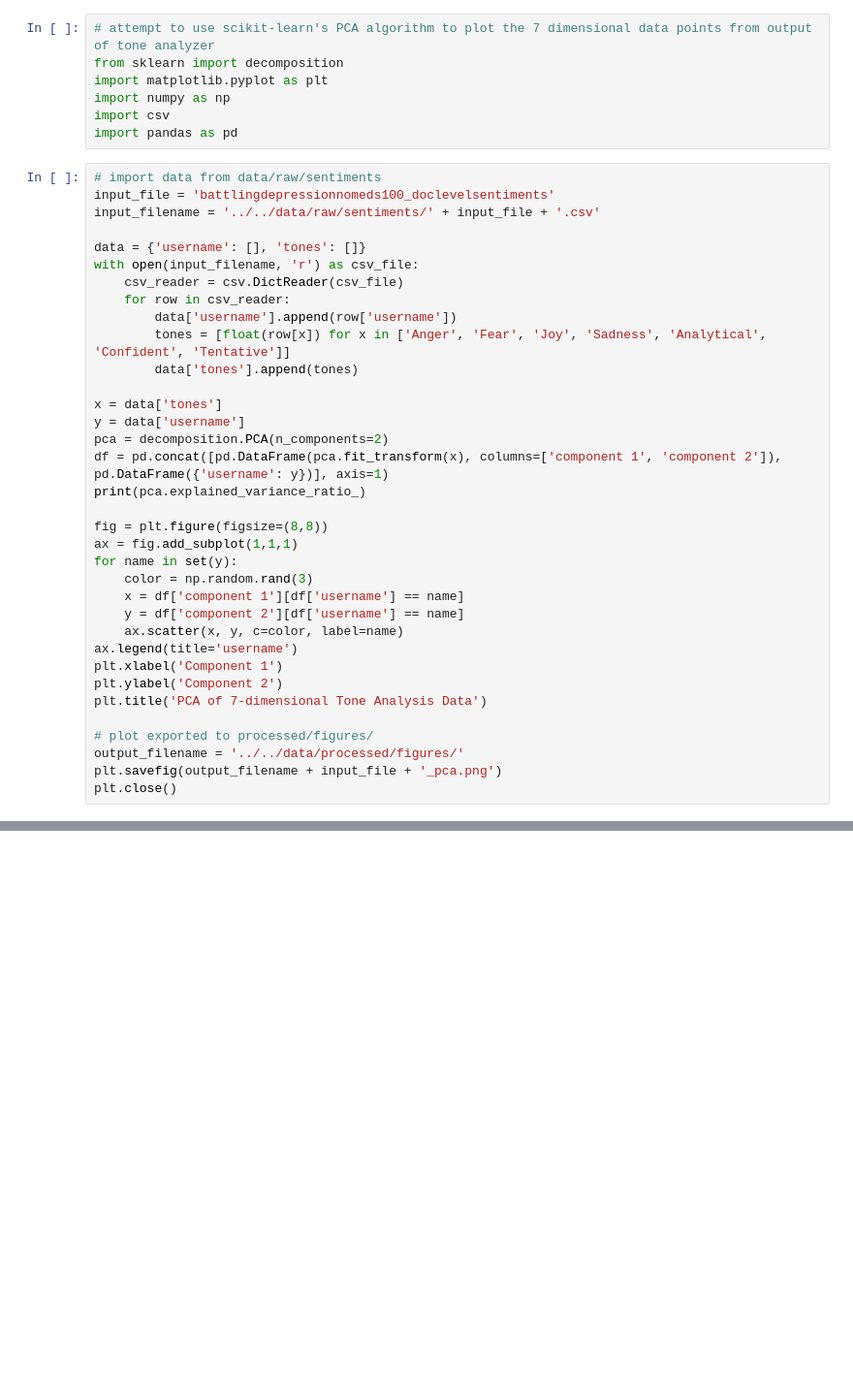
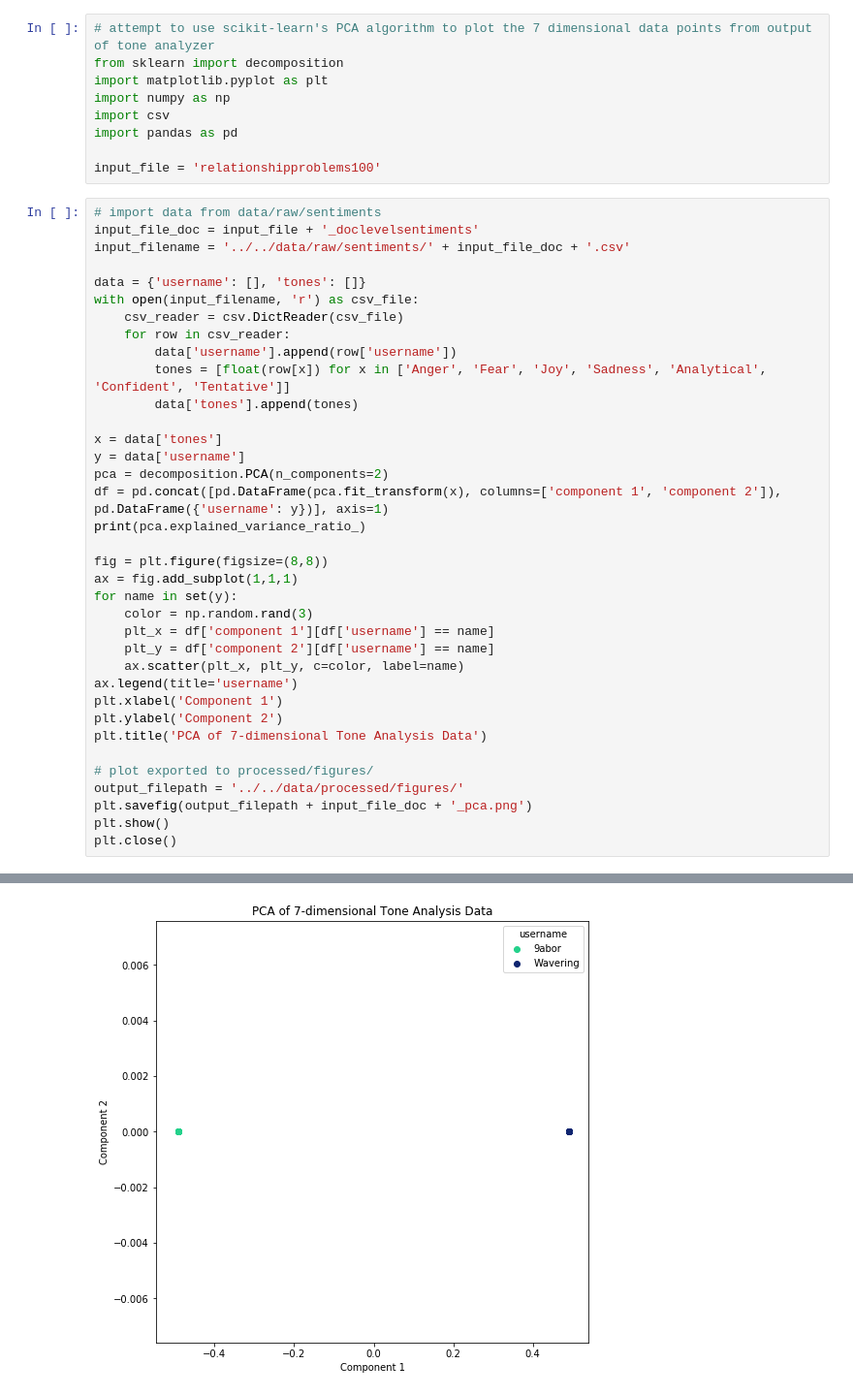
Before and after one commit to ADSA-UIUC/NLPFA18, a Jupyter notebook: notebook/exploratory_analysis/data_analysis_pca.ipynb, the cells around one changed output, grey strips where cells are left out. Shown at 97% size. Saved outputs shown, nothing was run; the diff lists cells and outputs as text; blank space fills up the shorter version.

```diff
--- a/notebook/exploratory_analysis/data_analysis_pca.ipynb
+++ b/notebook/exploratory_analysis/data_analysis_pca.ipynb
@@ -5,10 +5,12 @@ import matplotlib.pyplot as plt
 import numpy as np
 import csv
 import pandas as pd
+
+input_file = 'relationshipproblems100'
 # %%
 # import data from data/raw/sentiments
-input_file = 'battlingdepressionnomeds100_doclevelsentiments'
-input_filename = '../../data/raw/sentiments/' + input_file + '.csv'
+input_file_doc = input_file + '_doclevelsentiments'
+input_filename = '../../data/raw/sentiments/' + input_file_doc + '.csv'
 
 data = {'username': [], 'tones': []}
 with open(input_filename, 'r') as csv_file:
@@ -28,16 +30,17 @@ fig = plt.figure(figsize=(8,8))
 ax = fig.add_subplot(1,1,1)
 for name in set(y):
     color = np.random.rand(3)
-    x = df['component 1'][df['username'] == name]
-    y = df['component 2'][df['username'] == name]
-    ax.scatter(x, y, c=color, label=name)
+    plt_x = df['component 1'][df['username'] == name]
+    plt_y = df['component 2'][df['username'] == name]
+    ax.scatter(plt_x, plt_y, c=color, label=name)
 ax.legend(title='username')
 plt.xlabel('Component 1')
 plt.ylabel('Component 2')
 plt.title('PCA of 7-dimensional Tone Analysis Data')
 
 # plot exported to processed/figures/
-output_filename = '../../data/processed/figures/'
-plt.savefig(output_filename + input_file + '_pca.png')
+output_filepath = '../../data/processed/figures/'
+plt.savefig(output_filepath + input_file_doc + '_pca.png')
+plt.show()
 plt.close()
 # %% [output]
@@ -45,2 +48,3 @@ plt.close()
+[figure, added]
 # %%
 # repeat everything except for sentence level analyses
```
Also changed, not shown: parts of 2 cells of this notebook, 6 other files.
